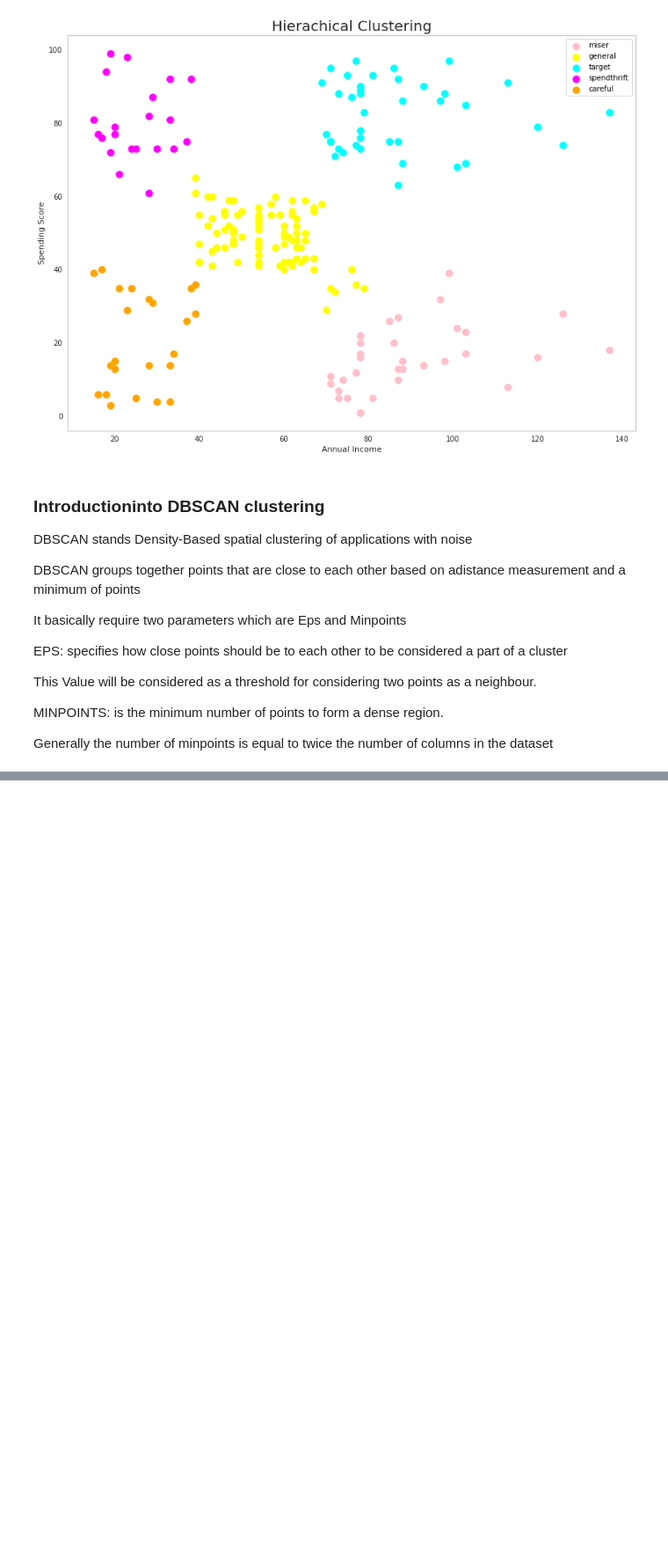
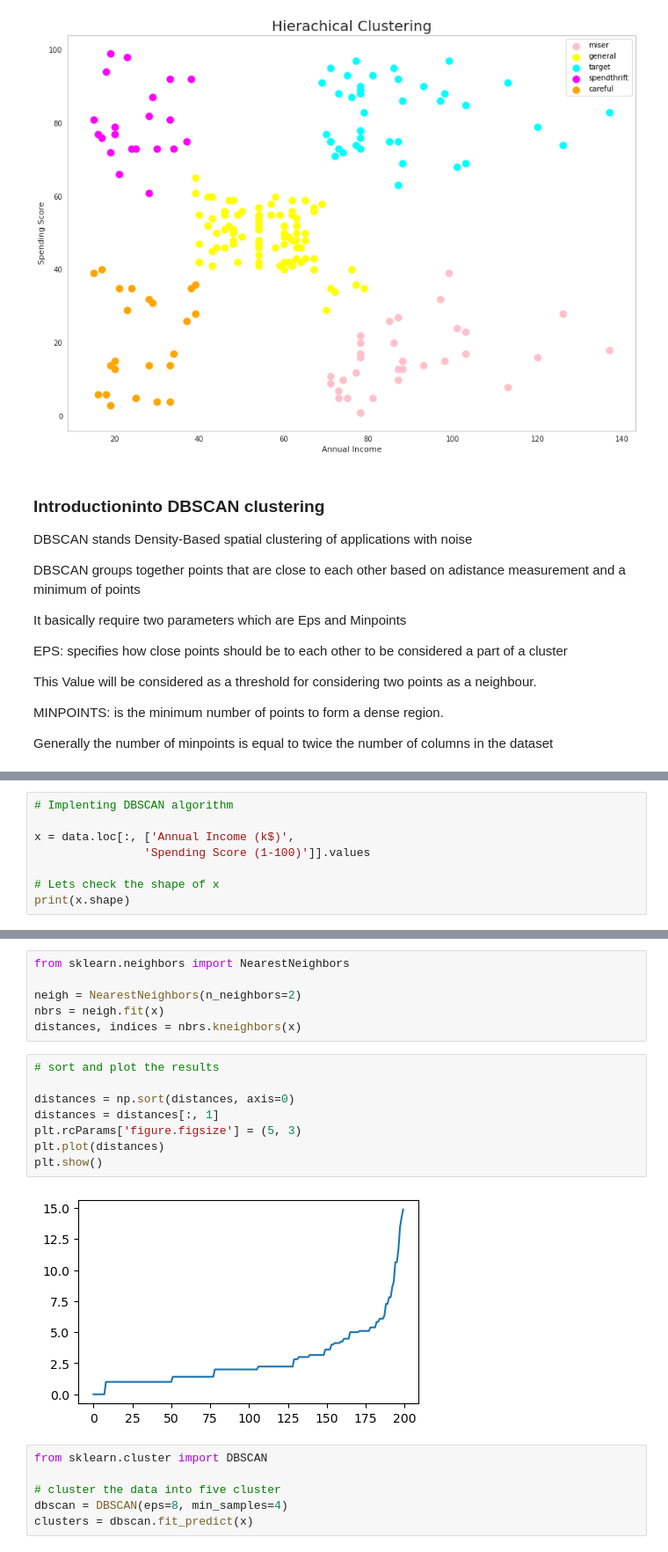
Before and after one commit to Lawal0abdulazeez/Unsupervised-ML-Note, a Jupyter notebook: Unsupervised Learning Note .ipynb, the cells around one changed output, grey strips where cells are left out. Shown: that part at 88% size. Saved outputs shown, nothing was run; the diff lists cells and outputs as text; blank space fills up the shorter version.

```diff
--- a/Unsupervised Learning Note .ipynb
+++ b/Unsupervised Learning Note .ipynb
@@ -415,0 +435,8 @@ Generally the number of minpoints is equal to twice the number of columns in the
+# %%
+# Implenting DBSCAN algorithm
+
+x = data.loc[:, ['Annual Income (k$)',
+                'Spending Score (1-100)']].values
+
+# Lets check the shape of x
+print(x.shape)
@@ -415,0 +455,22 @@ Generally the number of minpoints is equal to twice the number of columns in the
+# %%
+from sklearn.neighbors import NearestNeighbors
+
+neigh = NearestNeighbors(n_neighbors=2)
+nbrs = neigh.fit(x)
+distances, indices = nbrs.kneighbors(x)
+# %%
+# sort and plot the results
+
+distances = np.sort(distances, axis=0)
+distances = distances[:, 1]
+plt.rcParams['figure.figsize'] = (5, 3)
+plt.plot(distances)
+plt.show()
+# %% [output]
+[figure, added]
+# %%
+from sklearn.cluster import DBSCAN
+
+# cluster the data into five cluster
+dbscan = DBSCAN(eps=8, min_samples=4)
+clusters = dbscan.fit_predict(x)
```
Also changed, not shown: parts of 54 cells of this notebook, 1 other file.
